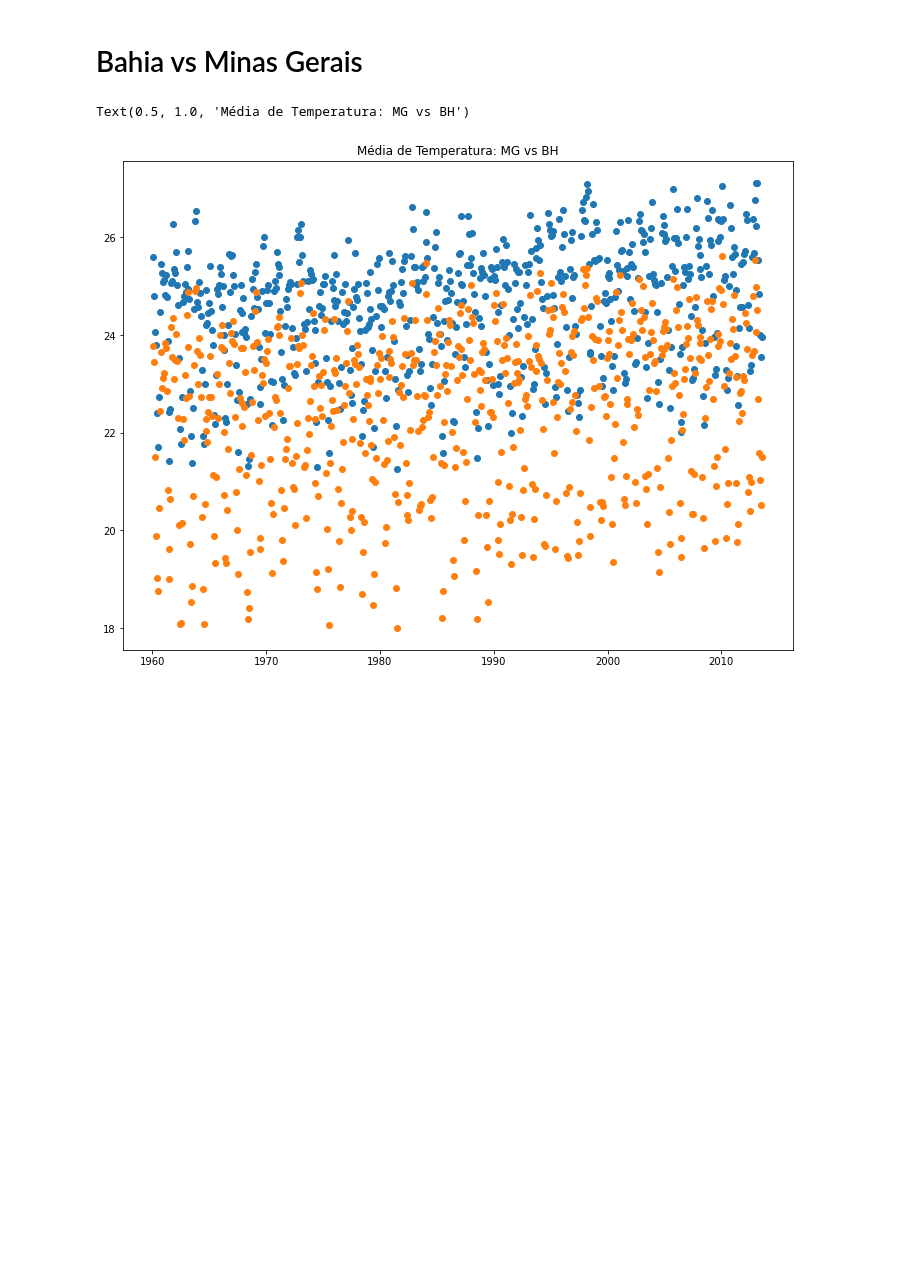
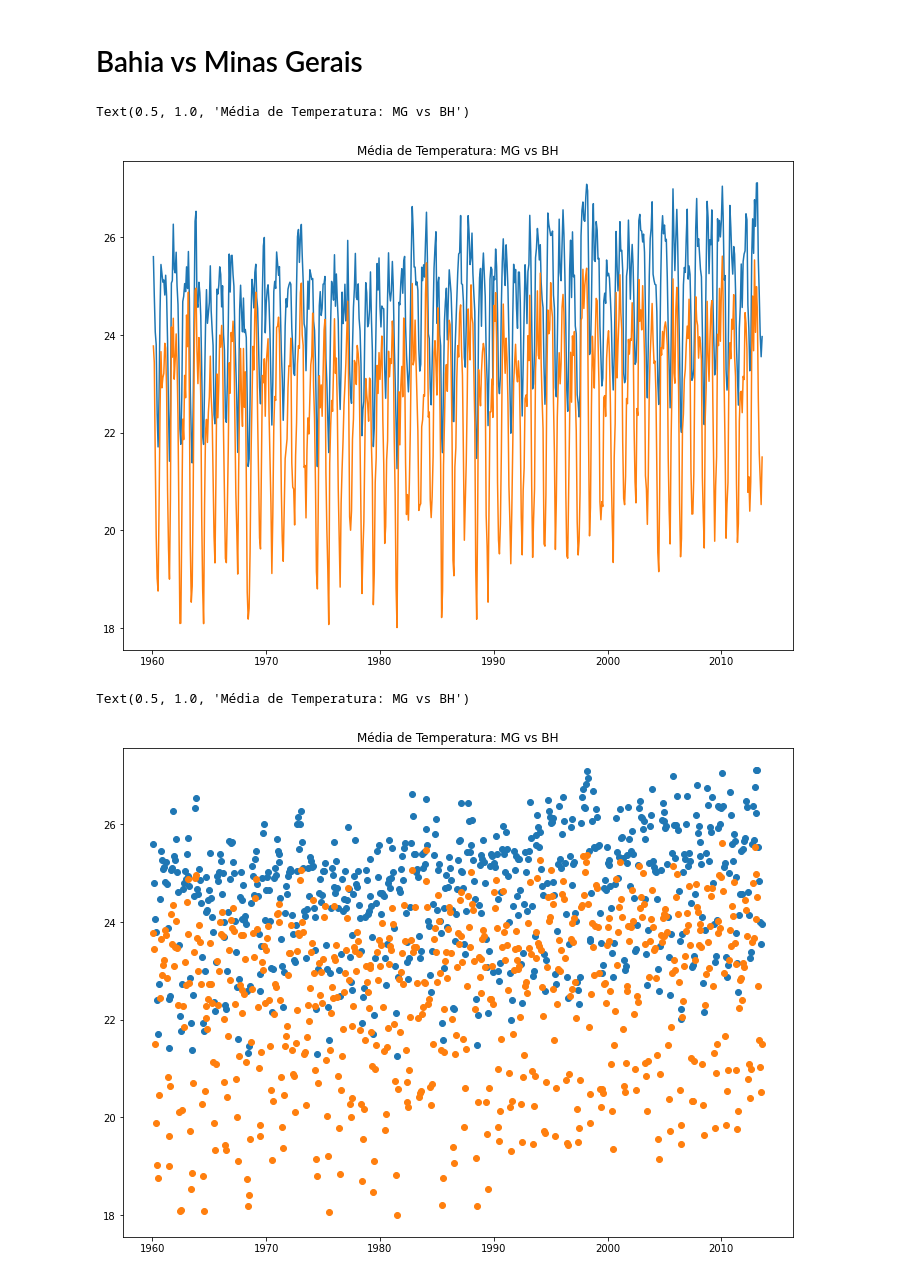
Before and after one commit to Raisler/DataScience_Portfolio, a Jupyter notebook: TemperatureAnalisys/Temperatures_BH_MG.ipynb, the cells around one changed output. Cells and saved outputs as stored; diff of their text form; code cells hidden in the pictures; blank space fills up the shorter version.

```diff
--- a/TemperatureAnalisys/Temperatures_BH_MG.ipynb
+++ b/TemperatureAnalisys/Temperatures_BH_MG.ipynb
@@ -355,5 +332,14 @@ profile
 # %% [markdown]
 # Bahia vs Minas Gerais
+# %%
+plt.figure(figsize=[12, 9])
+x = Bahia.index
+plt.plot(x, Bahia['AverageTemperature'])
+plt.plot(x, MG['AverageTemperature'] )
+plt.title('Média de Temperatura: MG vs BH')
+# %% [output]
+Text(0.5, 1.0, 'Média de Temperatura: MG vs BH')
+[figure, added]
 # %%
 plt.figure(figsize=[12, 9])
 x = Bahia.index
```
Also changed, not shown: parts of 15 cells of this notebook.
